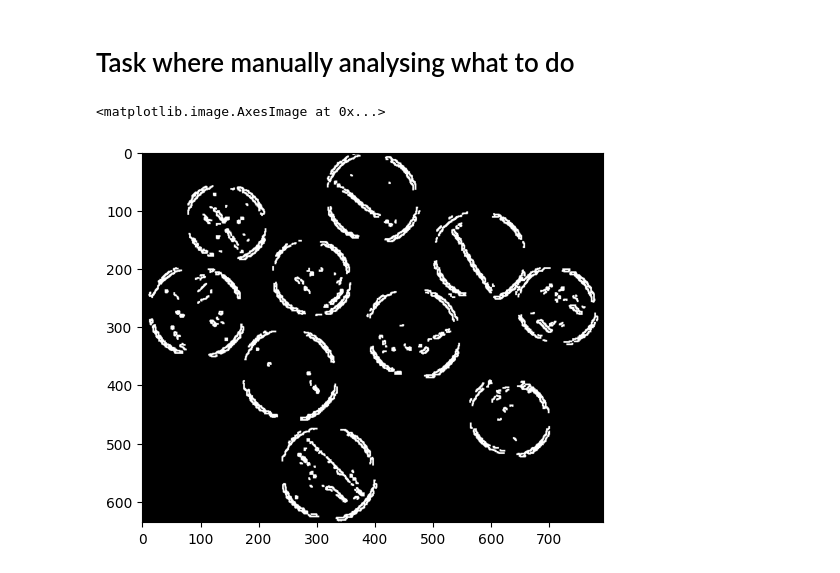
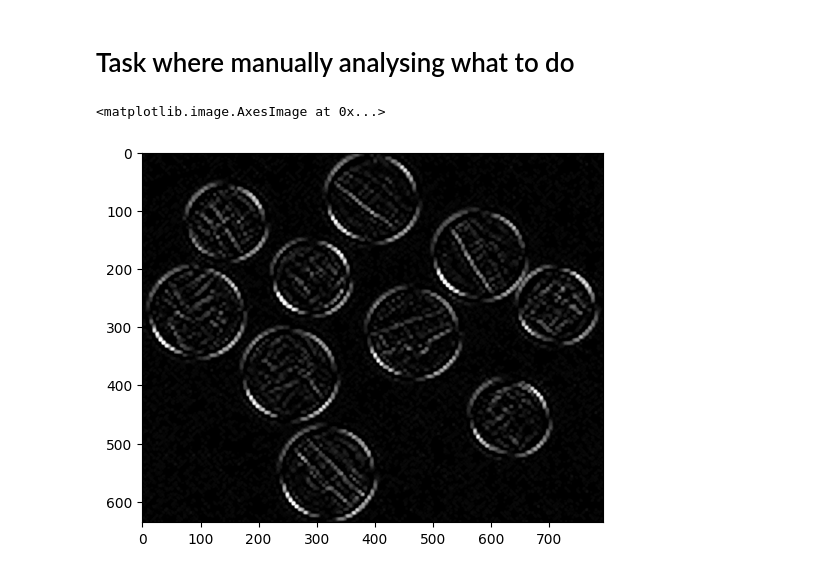
Before and after one commit to talhxv/dippylab, a Jupyter notebook: Journals/Journal 10/Task.ipynb, the cells around one changed output. Drawn from its saved outputs; the diff is of its cells as text; code cells hidden in the pictures.

```diff
--- a/Journals/Journal 10/Task.ipynb
+++ b/Journals/Journal 10/Task.ipynb
@@ -127,23 +127,21 @@ plt.imshow(cv.cvtColor(sobelxy, cv.COLOR_BGR2RGB))
 # %%
 import cv2 as cv
 import numpy as np
 import matplotlib.pyplot as plt
 
 img = cv.imread('Image3.png')
 img_gray = cv.cvtColor(img, cv.COLOR_BGR2GRAY)
 img_blur = cv.GaussianBlur(img_gray, (3,3), 0)
 
 sobelxy = cv.Sobel(src=img_blur, ddepth=-1, dx=1, dy=1, ksize=5)
 
-edges = cv.Canny(sobelxy, 200, 250)
-
 ekernel = np.ones((2, 2), np.uint8)
 
-dilated = cv.dilate(edges, ekernel, iterations=2)
+dilated = cv.dilate(sobelxy, ekernel, iterations=2)
 
 plt.imshow(cv.cvtColor(dilated, cv.COLOR_BGR2RGB))
 # %% [output]
 <matplotlib.image.AxesImage at 0x...>
-[figure, old version]
+[figure, new version]
 # %%
 3
```
Also changed, not shown: parts of 3 cells of this notebook, 3 other files.
